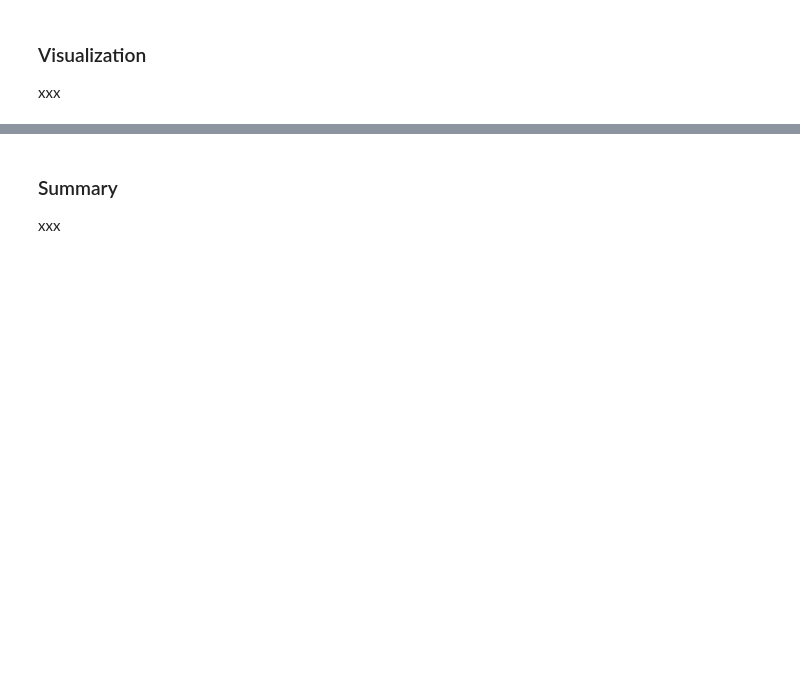
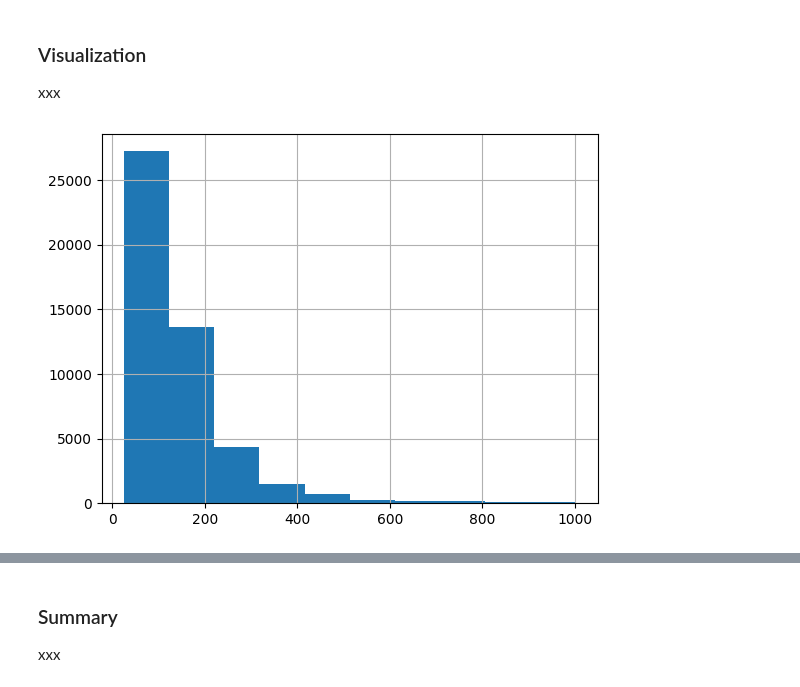
Before and after one commit to agrotz-msai/ai-programming-foundations-project, a Jupyter notebook: data_workflow.ipynb, the cells around one changed output, grey strips where cells are left out. Cells and saved outputs as stored; diff of their text form; code cells hidden in the pictures; blank space fills up the shorter version.

```diff
--- a/data_workflow.ipynb
+++ b/data_workflow.ipynb
@@ -49,3 +254,7 @@ xxx
 ### Visualization
 
 xxx
+# %%
+df.price.hist();
+# %% [output]
+[figure, added]
```
Also changed, not shown: parts of 30 cells of this notebook, 1 other file.
